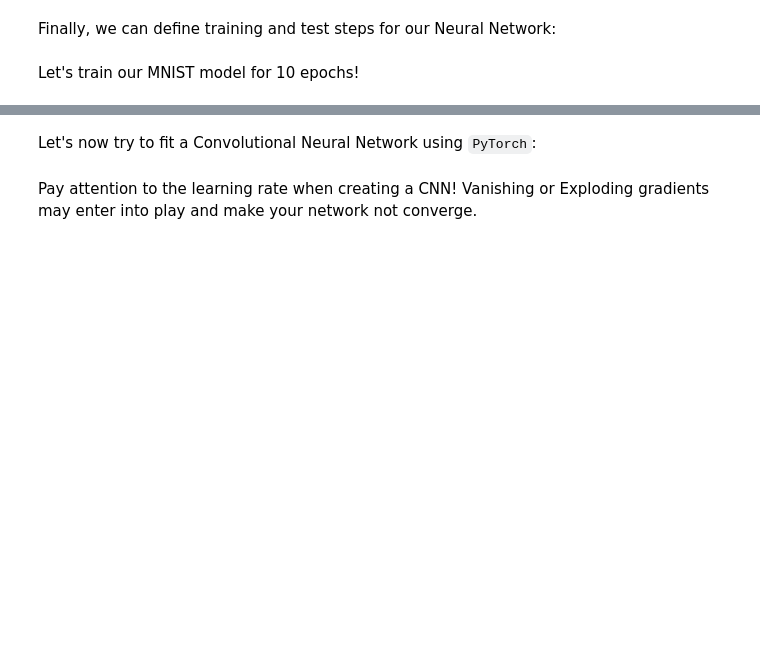
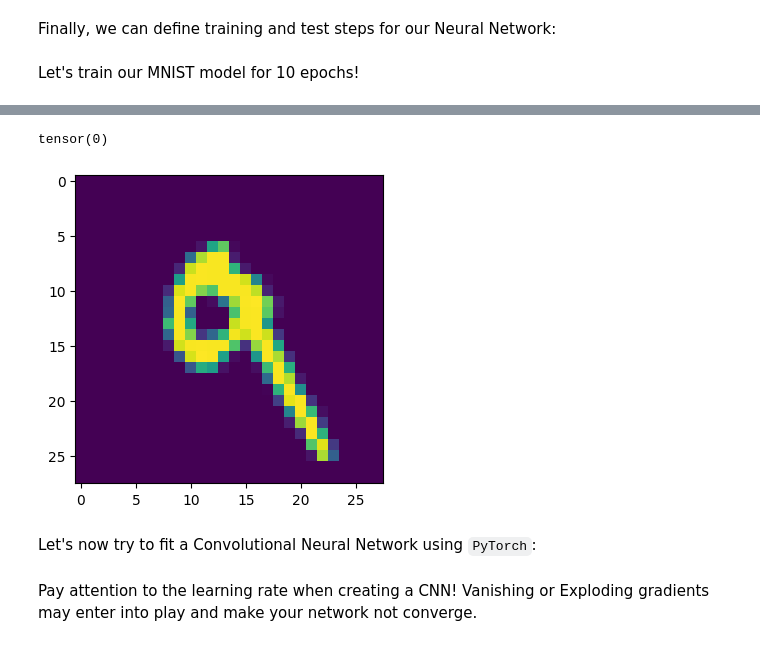
Before and after one commit to DareData/lp-pytorch-fundamentals, a Jupyter notebook: 04_computer_vision/01. Computer Vision.ipynb, the cells around one changed output, grey strips where cells are left out. Cells and saved outputs as stored; diff of their text form; code cells hidden in the pictures; blank space fills up the shorter version.

```diff
--- a/04_computer_vision/01. Computer Vision.ipynb
+++ b/04_computer_vision/01. Computer Vision.ipynb
@@ -308,3 +334,10 @@ plt.show()
+# %%
+show_predict_digit(model_non_linear,
+                  test_dataset,
+                  7)
+# %% [output]
+tensor(0)
+[figure, added]
 # %% [markdown]
 Let's now try to fit a Convolutional Neural Network using `PyTorch`:
 # %%
```
Also changed, not shown: parts of 23 cells of this notebook.
